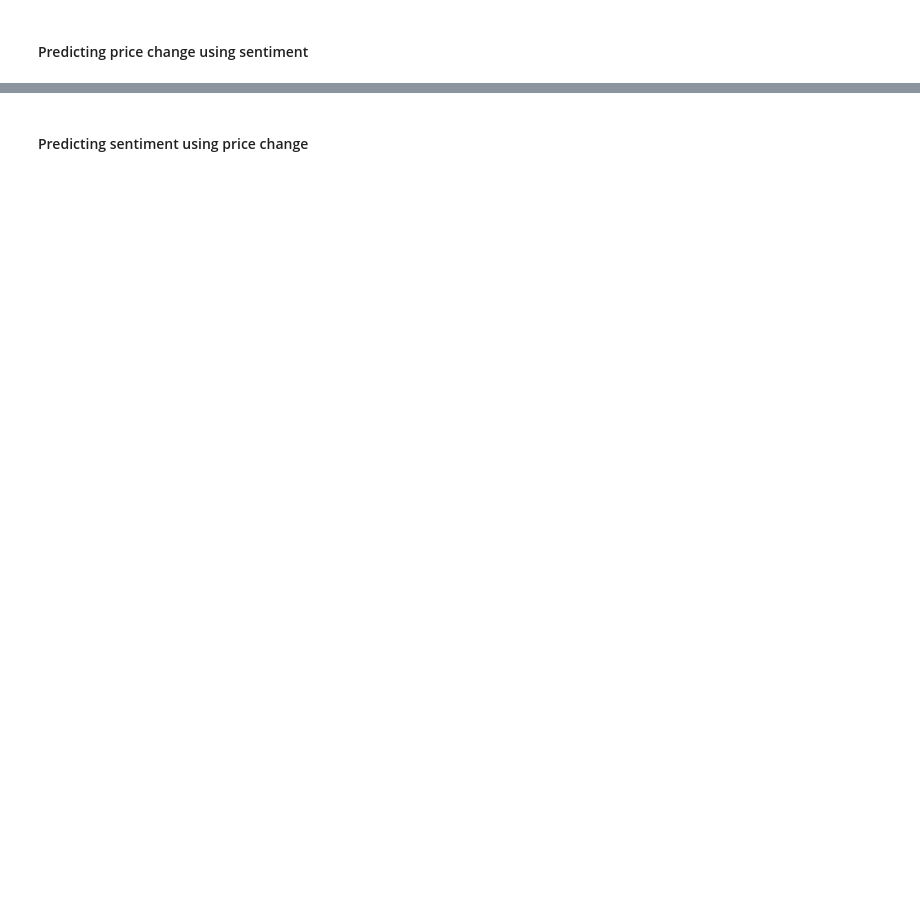
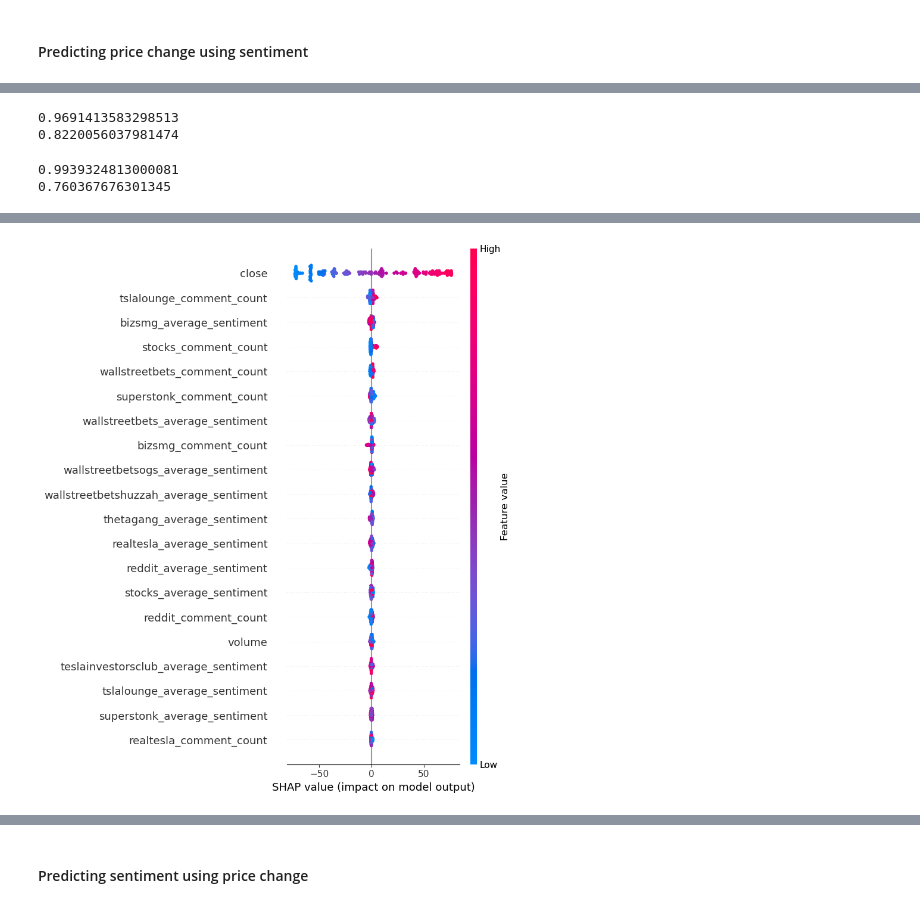
Before and after one commit to chanjdaniel/reddit_tsla_data_analysis, a Jupyter notebook: reddit_tsla.ipynb, the cells around one changed output, grey strips where cells are left out. Saved outputs shown, nothing was run; the diff lists cells and outputs as text; code cells hidden in the pictures; blank space fills up the shorter version.

```diff
--- a/reddit_tsla.ipynb
+++ b/reddit_tsla.ipynb
@@ -773,0 +674,44 @@ y_train
+# %%
+lgbmr_pipe.fit(X_train, y_train)
+print(lgbmr_pipe.score(X_train, y_train))
+print(lgbmr_pipe.score(X_test, y_test))
+# %% [output]
+0.9691413583298513
+0.8220056037981474
+# %%
+numeric_transformer = make_pipeline(
+    SimpleImputer(strategy="median"), StandardScaler()
+)
+
+preprocessor = make_column_transformer(
+    (numeric_transformer, stock_features + reddit_features),
+    ("drop", [])
+)
+
+lgbmr = LGBMRegressor(n_jobs=-1, random_state=123, verbose=-1)
+lgbmr_pipe = make_pipeline(preprocessor, lgbmr)
+# %%
+lgbmr_pipe.fit(X_train, y_train)
+print(lgbmr_pipe.score(X_train, y_train))
+print(lgbmr_pipe.score(X_test, y_test))
+# %% [output]
+0.9939324813000081
+0.760367676301345
+# %%
+import shap
+import re
+
+# remove incompatible characters from feature names
+# https://stackoverflow.com/questions/60582050/lightgbmerror-do-not-support-special-json-characters-in-feature-name-the-same
+X_train = X_train.rename(columns = lambda x:re.sub('[^A-Za-z0-9_]+', '', x))
+
+# Create a shap explainer object
+lgbmr_pipe.named_steps["lgbmregressor"].fit(X_train, y_train)
+lgbm_explainer = shap.TreeExplainer(lgbmr_pipe.named_steps["lgbmregressor"])
+train_lgbm_shap_values = lgbm_explainer.shap_values(X_train)
+# %%
+# load JS visualization code to notebook
+shap.initjs()
+
+shap.summary_plot(train_lgbm_shap_values, X_train)
+# %% [output]
@@ -773,0 +719 @@ y_train
+[figure, added]
```
Also changed, not shown: parts of 53 cells of this notebook.
